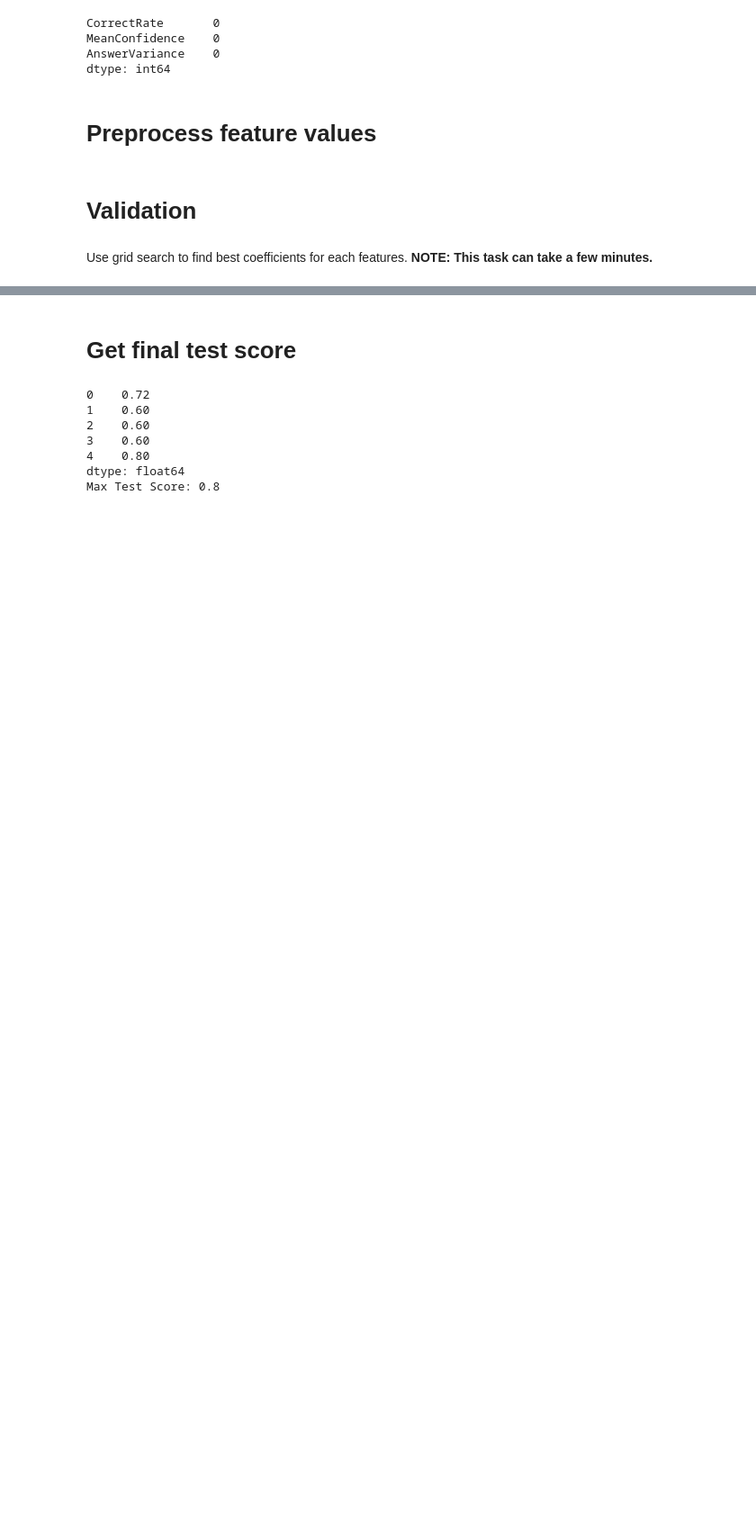
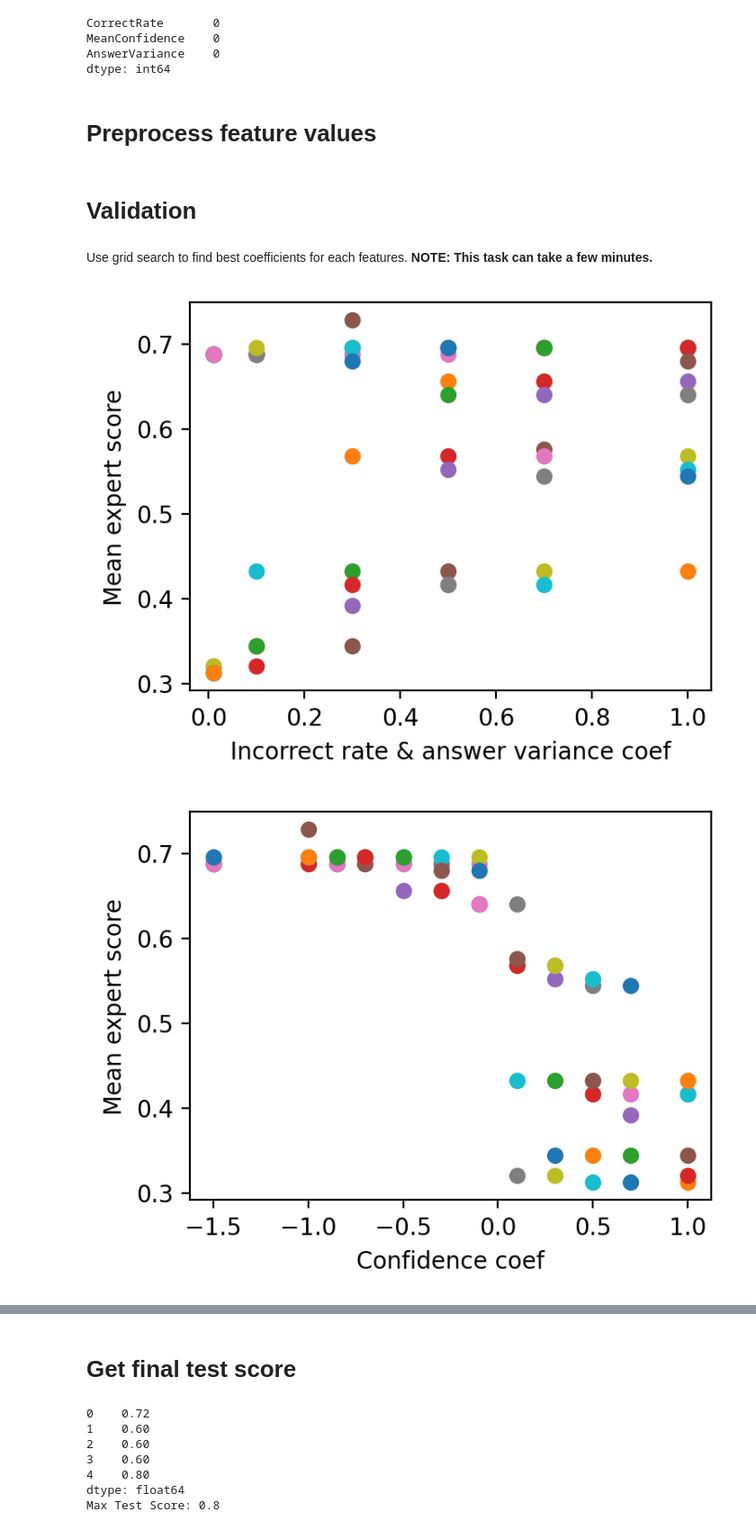
Before and after one commit to Survedog/MLTermProject, a Jupyter notebook: Question_quailty_ranking.ipynb, the cells around one changed output, grey strips where cells are left out. Shown at 90% size. Cells and saved outputs as stored; diff of their text form; code cells hidden in the pictures; blank space fills up the shorter version.

Commit message:
Plotting

```diff
--- a/Question_quailty_ranking.ipynb
+++ b/Question_quailty_ranking.ipynb
@@ -124,12 +124,30 @@ template = pd.read_csv('project/submission/template.csv', na_values='?')
 Use grid search to find best coefficients for each features.
 **NOTE: This task can take a few minutes.**
 # %%
+# For plotting
+import matplotlib.pyplot as plt
+from mpl_toolkits.mplot3d import Axes3D
+
+fig1 = plt.figure(1, figsize=(4,3), dpi = 200)
+plt.xlabel('Incorrect rate & answer variance coef')
+plt.ylabel('Mean expert score')
+
+fig2 = plt.figure(2, figsize=(4,3), dpi = 200)
+plt.xlabel('Confidence coef')
+plt.ylabel('Mean expert score')
+
+fig3 = plt.figure(3, figsize=(8,6), dpi = 200)
+ax = fig3.add_subplot(111, projection='3d')
+ax.set_xlabel('Incorrect rate & answer variance coef', )
+ax.set_ylabel('Confidence coef')
+ax.set_zlabel('Mean expert score')
+
 # Grid Search for finding best coefficients
 best_score = 0.0
 best_question_quality = pd.DataFrame(columns=['QualityMeasure', 'Rank'])
 
-for incorrect_rate_answer_var_interaction_coef in [0.01, 0.1, 0.5, 1, 5, 10, 50, 100]:
-    for confidence_coef in [-1, -0.7, -0.4, -0.1, 0.1, 0.4, 0.7, 1]:
+for incorrect_rate_answer_var_interaction_coef in [0.01, 0.1, 0.3, 0.5, 0.7, 1]:
+    for confidence_coef in [-1.5, -1, -0.85, -0.7, -0.5, -0.3, -0.1, 0.1, 0.3, 0.5, 0.7, 1]:
 
         # Measure quality
         question_quality = pd.DataFrame(columns=['QualityMeasure', 'Rank'])
@@ -146,31 +164,44 @@ for incorrect_rate_answer_var_interaction_coef in [0.01, 0.1, 0.5, 1, 5, 10, 50,
         question_quality['Rank'] = question_quality['QualityMeasure'].rank(method='first', ascending=False)
 
         # Compare the quality of question pairs in validation data
         question_quality_compare = []
         for index in validation_data.index:
             left_question = validation_data.at[index, 'left']
             right_question = validation_data.at[index, 'right']
             question_quality_compare.append(1 if question_quality['Rank'][left_question] < question_quality['Rank'][right_question] else 2)
 
         # Score the result for each expert
         validation_scores = pd.Series([0.0, 0.0, 0.0, 0.0, 0.0])
         for index in validation_data.index:
             if question_quality_compare[index] == validation_data['T1_ALR'][index]:
                 validation_scores[0] += 1
             if question_quality_compare[index] == validation_data['T2_CL'][index]:
                 validation_scores[1] += 1
             if question_quality_compare[index] == validation_data['T3_GF'][index]:
                 validation_scores[2] += 1
             if question_quality_compare[index] == validation_data['T4_MQ'][index]:
                 validation_scores[3] += 1
             if question_quality_compare[index] == validation_data['T5_NS'][index]:
                 validation_scores[4] += 1
 
         for expert in range(5):
             validation_scores[expert] = validation_scores[expert] / len(validation_data)
 
-        # Calculate the mean score
+        # Calculate the mean expert correspondence score
         mean_score = validation_scores.mean()
         if mean_score > best_score:
             best_score = mean_score
             best_question_quality = question_quality
+
+        #  Plot the mean score with current coefficient values
+        plt.figure(1)
+        plt.scatter(incorrect_rate_answer_var_interaction_coef, mean_score)
+        plt.figure(2)
+        plt.scatter(confidence_coef, mean_score)
+        plt.figure(3)
+        ax.scatter(incorrect_rate_answer_var_interaction_coef, confidence_coef, mean_score)
+
+plt.show()
+# %% [output]
+[figure, added]
+[figure, added]
```
Also changed, not shown: parts of 2 cells of this notebook, 2 other files.
